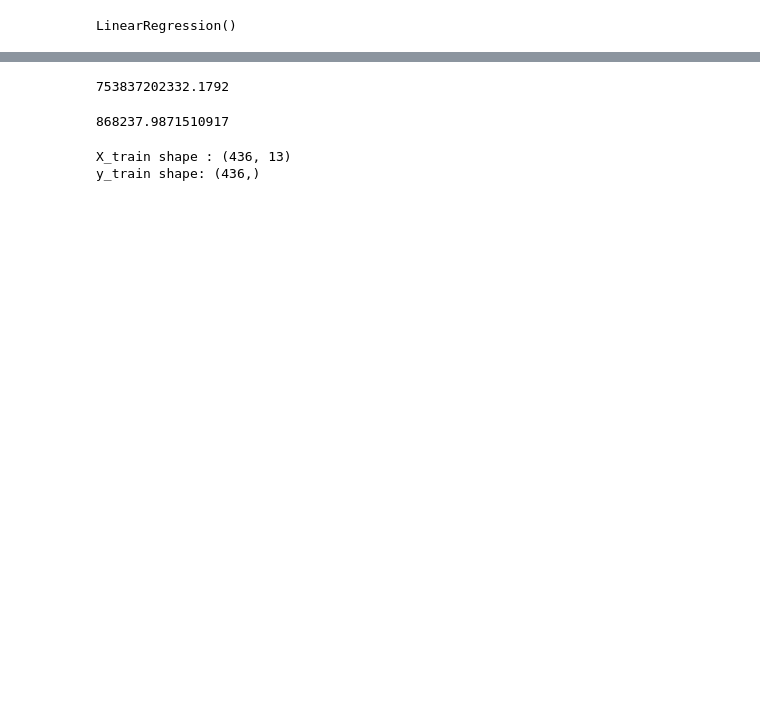
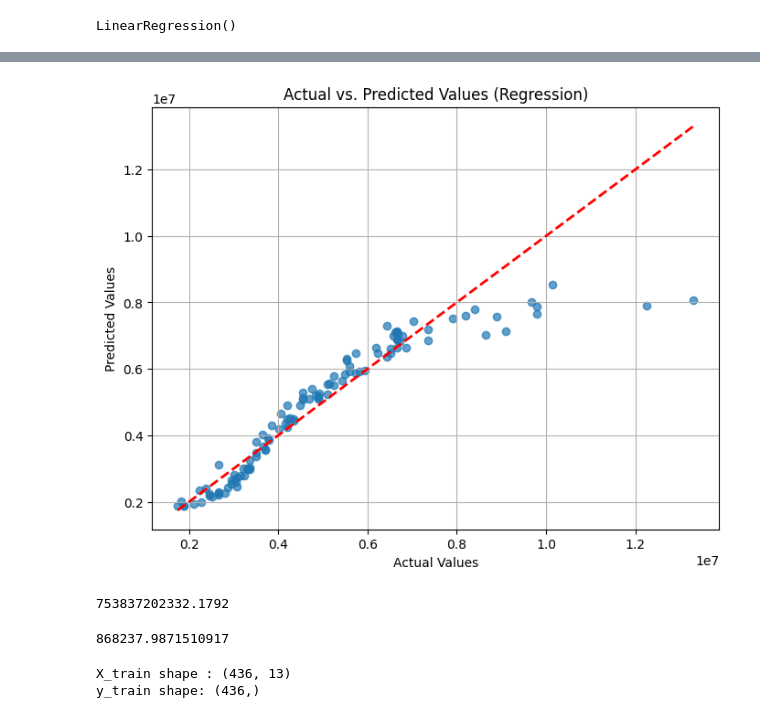
Before and after one commit to rishabhk0/Rishabh_ML_AI, a Jupyter notebook: Linear_regression.ipynb, the cells around one changed output, grey strips where cells are left out. Cells and saved outputs as stored; diff of their text form; code cells hidden in the pictures; blank space fills up the shorter version.

```diff
--- a/Linear_regression.ipynb
+++ b/Linear_regression.ipynb
@@ -138,3 +158,14 @@ y_prediction= model.predict(X_test)
+# %%
+    plt.figure(figsize=(8, 6))
+    plt.scatter(y_test, y_prediction, alpha=0.7)
+    plt.plot([min(y_test), max(y_test)], [min(y_test), max(y_test)], 'r--', lw=2) # Diagonal line
+    plt.xlabel("Actual Values")
+    plt.ylabel("Predicted Values")
+    plt.title("Actual vs. Predicted Values (Regression)")
+    plt.grid(True)
+    plt.show()
+# %% [output]
+[figure, added]
 # %%
 mse = mean_squared_error(y_test,y_prediction)
 rmse = np.sqrt(mse)
```
Also changed, not shown: parts of 2 cells of this notebook.
